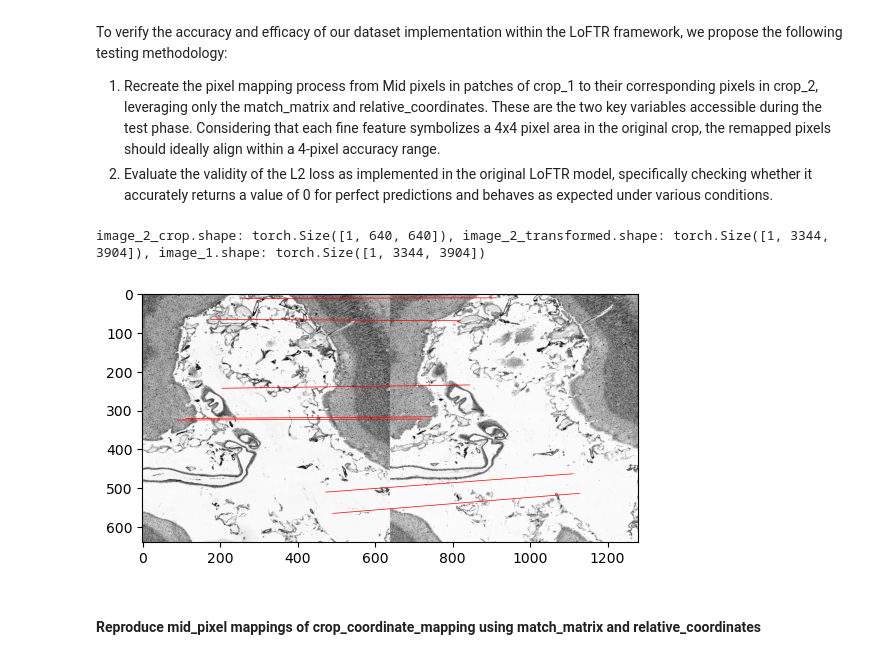
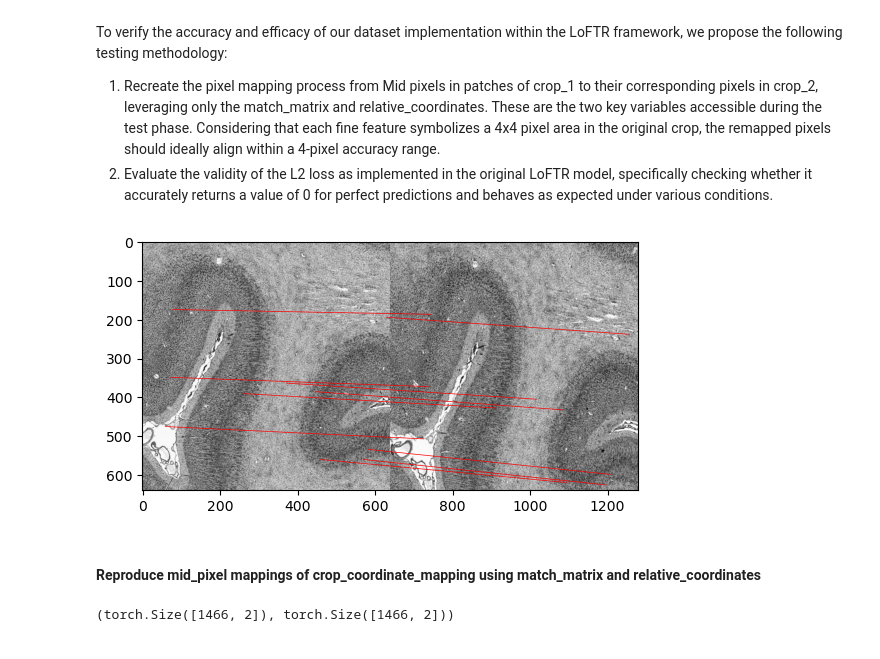
Before and after one commit to rorinr/HyperBrain, a Jupyter notebook: notebooks/testing/refinement_supervision_testing.ipynb, the cells around one changed output. Saved outputs shown, nothing was run; the diff lists cells and outputs as text; code cells hidden in the pictures.

```diff
--- a/notebooks/testing/refinement_supervision_testing.ipynb
+++ b/notebooks/testing/refinement_supervision_testing.ipynb
@@ -20,15 +20,18 @@ from source.visualization.image_visualization import plot_images_with_matches_vi
 # %%
 images_directory = 'C:\\Users\\robin\\Documents\\HyperBrain\\data\\cyto_downscaled_3344_3904'
 train = False
-dataset = BrainDataset(images_directory=images_directory, train=train)
+patch_size = 16
+dataset = BrainDataset(images_directory=images_directory, train=train, patch_size=patch_size)
 # %%
-image_1_crop, image_2_crop, match_matrix, relative_positions, crop_coordinate_mapping = dataset[0]
+image_1_crop, image_2_crop, match_matrix, relative_coordinates, crop_coordinate_mapping = dataset[0]
-# %% [output]
-image_2_crop.shape: torch.Size([1, 640, 640]), image_2_transformed.shape: torch.Size([1, 3344, 3904]), image_1.shape: torch.Size([1, 3344, 3904])
 # %%
-plot_images_with_matches_via_mapping(image_1=image_1_crop, image_2=image_2_crop, coordinate_mapping=crop_coordinate_mapping, number_of_matches=10, sample_keypoints_randomly=True)
+plot_images_with_matches_via_mapping(image_1=image_1_crop,
+                                     image_2=image_2_crop,
+                                     coordinate_mapping=crop_coordinate_mapping,
+                                     number_of_matches=10,
+                                     sample_keypoints_randomly=True)
 # %% [output]
-[figure, old version]
+[figure, new version]
 # %% [markdown]
 #### Reproduce mid_pixel mappings of crop_coordinate_mapping using match_matrix and relative_coordinates
 # %%
@@ -48,0 +61,4 @@ crop_2_patch_mid_indices = (
+# %%
+crop_1_patch_mid_indices_fine.shape, relative_coordinates.shape
+# %% [output]
+(torch.Size([1466, 2]), torch.Size([1466, 2]))
```
Also changed, not shown: parts of 24 cells of this notebook, 5 other files.
